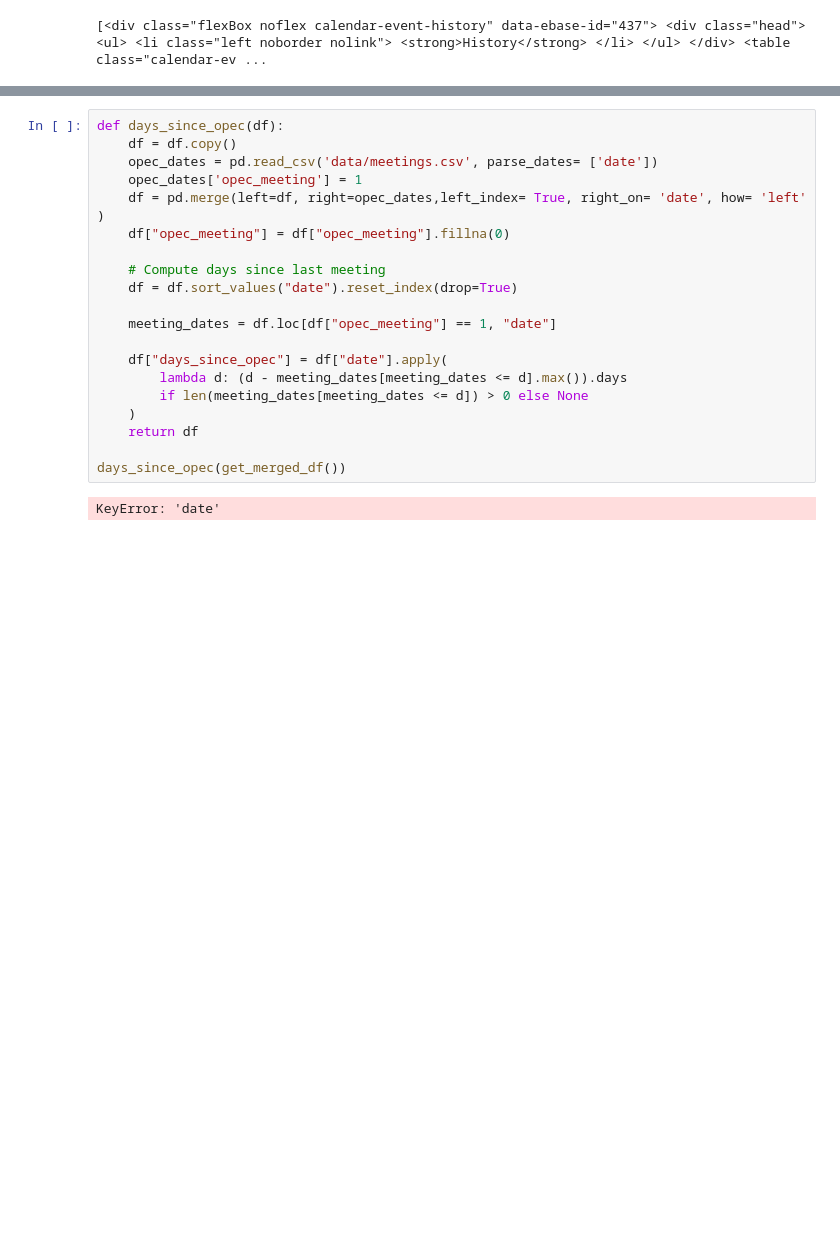
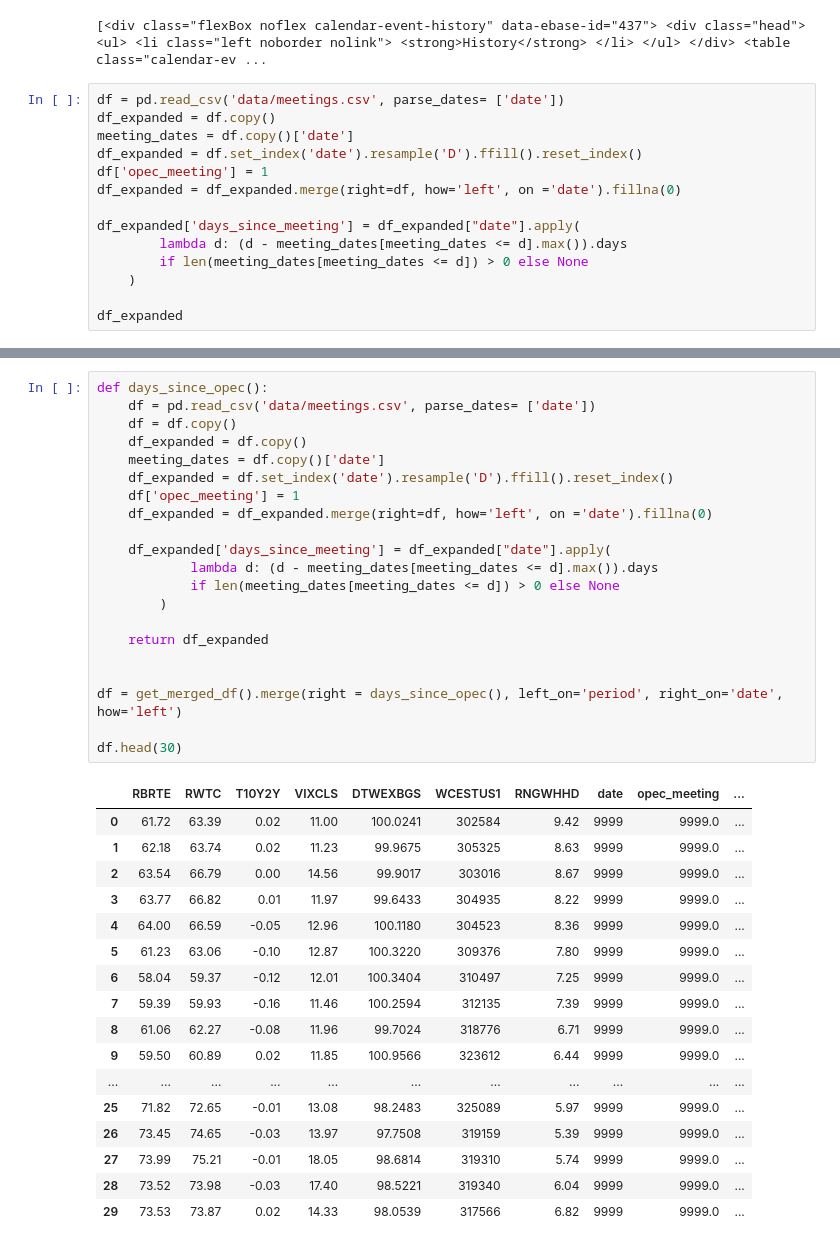
Before and after one commit to beniciouhart/regime-detection, a Jupyter notebook: data_ingestion.ipynb, the cells around one changed output, grey strips where cells are left out. Saved outputs shown, nothing was run; the diff lists cells and outputs as text; blank space fills up the shorter version.

Commit message:
opec meeting dates added

```diff
--- a/data_ingestion.ipynb
+++ b/data_ingestion.ipynb
@@ -324,3 +324,17 @@ calendar_event = soup.find_all('div', class_= 'flexBox noflex calendar-event-his
 calendar_event
 # %% [output]
 [<div class="flexBox noflex calendar-event-history" data-ebase-id="437"> <div class="head"> <ul> <li class="left noborder nolink"> <strong>History</strong> </li> </ul> </div> <table class="calendar-ev ...
+# %%
+df = pd.read_csv('data/meetings.csv', parse_dates= ['date'])
+df_expanded = df.copy()
+meeting_dates = df.copy()['date']
+df_expanded = df.set_index('date').resample('D').ffill().reset_index()
+df['opec_meeting'] = 1
+df_expanded = df_expanded.merge(right=df, how='left', on ='date').fillna(0)
+
+df_expanded['days_since_meeting'] = df_expanded["date"].apply(
+        lambda d: (d - meeting_dates[meeting_dates <= d].max()).days
+        if len(meeting_dates[meeting_dates <= d]) > 0 else None
+    )
+
+df_expanded
@@ -327,22 +355,39 @@ calendar_event
 # %%
-def days_since_opec(df):
+def days_since_opec():
+    df = pd.read_csv('data/meetings.csv', parse_dates= ['date'])
     df = df.copy()
-    opec_dates = pd.read_csv('data/meetings.csv', parse_dates= ['date'])
-    opec_dates['opec_meeting'] = 1
-    df = pd.merge(left=df, right=opec_dates,left_index= True, right_on= 'date', how= 'left' )
-    df["opec_meeting"] = df["opec_meeting"].fillna(0)
+    df_expanded = df.copy()
+    meeting_dates = df.copy()['date']
+    df_expanded = df.set_index('date').resample('D').ffill().reset_index()
+    df['opec_meeting'] = 1
+    df_expanded = df_expanded.merge(right=df, how='left', on ='date').fillna(0)
 
-    # Compute days since last meeting
-    df = df.sort_values("date").reset_index(drop=True)
+    df_expanded['days_since_meeting'] = df_expanded["date"].apply(
+            lambda d: (d - meeting_dates[meeting_dates <= d].max()).days
+            if len(meeting_dates[meeting_dates <= d]) > 0 else None
+        )
 
-    meeting_dates = df.loc[df["opec_meeting"] == 1, "date"]
+    return df_expanded
 
-    df["days_since_opec"] = df["date"].apply(
-        lambda d: (d - meeting_dates[meeting_dates <= d].max()).days
-        if len(meeting_dates[meeting_dates <= d]) > 0 else None
-    )
-    return df
 
-days_since_opec(get_merged_df())
+df = get_merged_df().merge(right = days_since_opec(), left_on='period', right_on='date', how='left')
+
+df.head(30)
 # %% [output]
-KeyError: 'date'
+|  | RBRTE | RWTC | T10Y2Y | VIXCLS | DTWEXBGS | WCESTUS1 | RNGWHHD | date | opec_meeting | ... |
+| 0 | 61.72 | 63.39 | 0.02 | 11.00 | 100.0241 | 302584 | 9.42 | 9999 | 9999.0 | ... |
+| 1 | 62.18 | 63.74 | 0.02 | 11.23 | 99.9675 | 305325 | 8.63 | 9999 | 9999.0 | ... |
+| 2 | 63.54 | 66.79 | 0.00 | 14.56 | 99.9017 | 303016 | 8.67 | 9999 | 9999.0 | ... |
+| 3 | 63.77 | 66.82 | 0.01 | 11.97 | 99.6433 | 304935 | 8.22 | 9999 | 9999.0 | ... |
+| 4 | 64.00 | 66.59 | -0.05 | 12.96 | 100.1180 | 304523 | 8.36 | 9999 | 9999.0 | ... |
+| 5 | 61.23 | 63.06 | -0.10 | 12.87 | 100.3220 | 309376 | 7.80 | 9999 | 9999.0 | ... |
+| 6 | 58.04 | 59.37 | -0.12 | 12.01 | 100.3404 | 310497 | 7.25 | 9999 | 9999.0 | ... |
+| 7 | 59.39 | 59.93 | -0.16 | 11.46 | 100.2594 | 312135 | 7.39 | 9999 | 9999.0 | ... |
+| 8 | 61.06 | 62.27 | -0.08 | 11.96 | 99.7024 | 318776 | 6.71 | 9999 | 9999.0 | ... |
+| 9 | 59.50 | 60.89 | 0.02 | 11.85 | 100.9566 | 323612 | 6.44 | 9999 | 9999.0 | ... |
+| ... | ... | ... | ... | ... | ... | ... | ... | ... | ... | ... |
+| 25 | 71.82 | 72.65 | -0.01 | 13.08 | 98.2483 | 325089 | 5.97 | 9999 | 9999.0 | ... |
+| 26 | 73.45 | 74.65 | -0.03 | 13.97 | 97.7508 | 319159 | 5.39 | 9999 | 9999.0 | ... |
+| 27 | 73.99 | 75.21 | -0.01 | 18.05 | 98.6814 | 319310 | 5.74 | 9999 | 9999.0 | ... |
+| 28 | 73.52 | 73.98 | -0.03 | 17.40 | 98.5221 | 319340 | 6.04 | 9999 | 9999.0 | ... |
+| 29 | 73.53 | 73.87 | 0.02 | 14.33 | 98.0539 | 317566 | 6.82 | 9999 | 9999.0 | ... |
```
Also changed, not shown: parts of 2 cells of this notebook, 1 other file.
